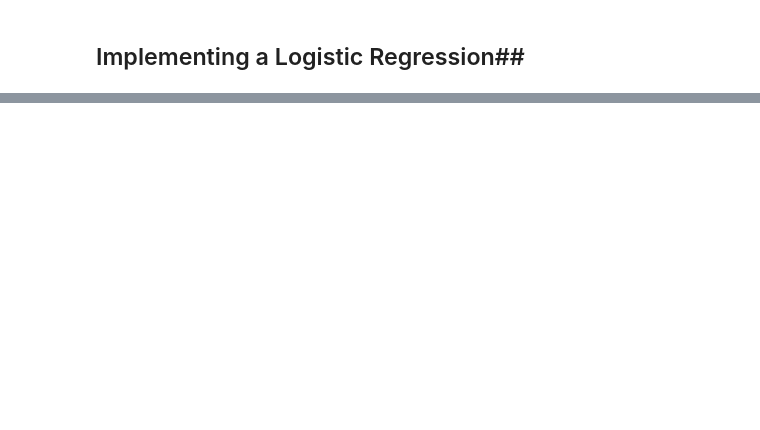
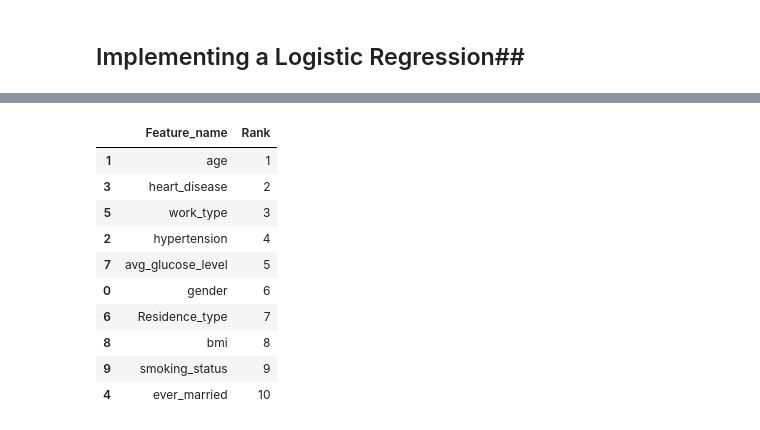
Before and after one commit to MoliseMG/Tutorials, a Jupyter notebook: solution2.ipynb, the cells around one changed output, grey strips where cells are left out. Saved outputs shown, nothing was run; the diff lists cells and outputs as text; code cells hidden in the pictures; blank space fills up the shorter version.

```diff
--- a/solution2.ipynb
+++ b/solution2.ipynb
@@ -254,0 +309,8 @@ sub_df = pd.read_csv('https://raw.githubusercontent.com/MoliseMG/AV-datasets/mas
+# %%
+from sklearn.feature_selection import RFE
+import matplotlib.pyplot as plt
+
+# Create the RFE object and rank each feature
+model = LogisticRegression()
+rfe = RFE(estimator=model, n_features_to_select=1, step=1)
+rfe.fit(xtrain, ytrain)
@@ -254,0 +325,20 @@ sub_df = pd.read_csv('https://raw.githubusercontent.com/MoliseMG/AV-datasets/mas
+# %%
+ranking_df = pd.DataFrame()
+ranking_df['Feature_name'] = train_X.columns
+ranking_df['Rank'] = rfe.ranking_
+# %%
+ranked = ranking_df.sort_values(by=['Rank'])
+# %%
+ranked
+# %% [output]
+|  | Feature_name | Rank |
+| 1 | age | 1 |
+| 3 | heart_disease | 2 |
+| 5 | work_type | 3 |
+| 2 | hypertension | 4 |
+| 7 | avg_glucose_level | 5 |
+| 0 | gender | 6 |
+| 6 | Residence_type | 7 |
+| 8 | bmi | 8 |
+| 9 | smoking_status | 9 |
+| 4 | ever_married | 10 |
```
Also changed, not shown: parts of 17 cells of this notebook.
